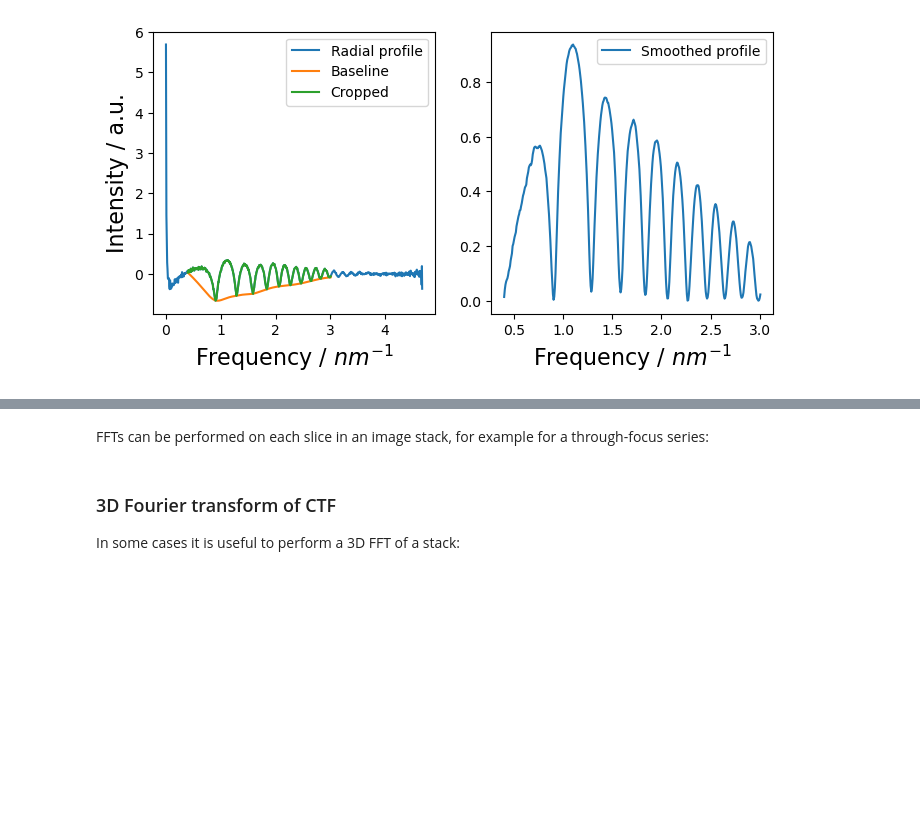
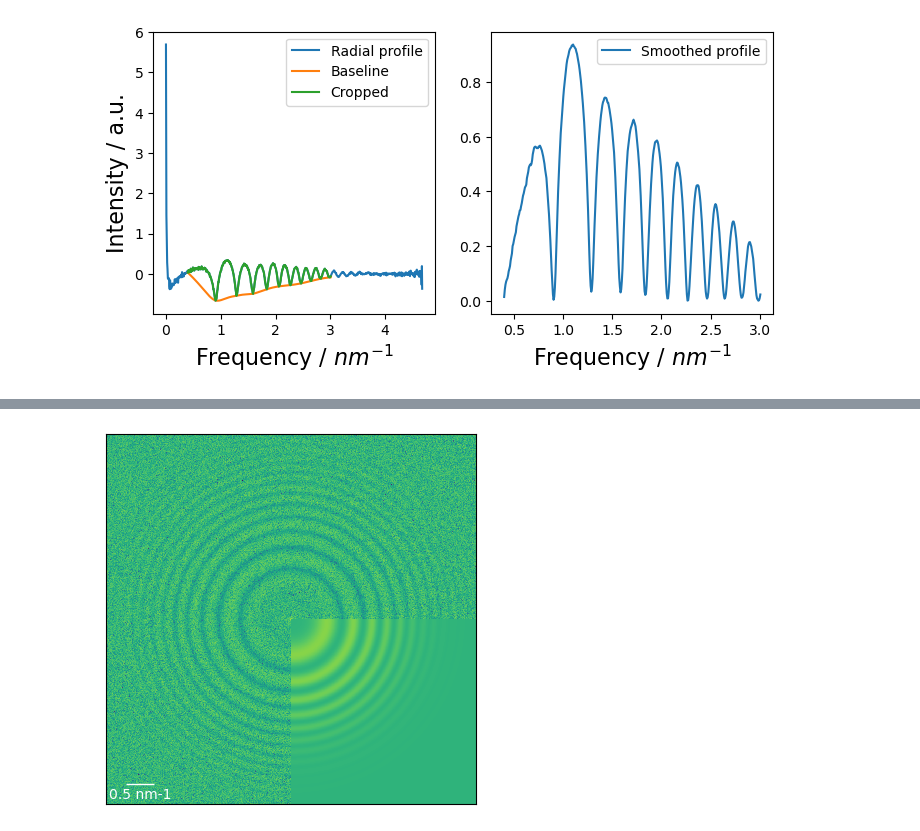
Before and after one commit to benweare/pyCTF, a Jupyter notebook: pyCTF_examples.ipynb, the cells around one changed output, grey strips where cells are left out. Saved outputs shown, nothing was run; the diff lists cells and outputs as text; code cells hidden in the pictures; blank space fills up the shorter version.

```diff
--- a/pyCTF_examples.ipynb
+++ b/pyCTF_examples.ipynb
@@ -250,2 +248,0 @@ show_image( FFT, scale=0.14782, length=2 )
-# %% [markdown]
-FFTs can be performed on each slice in an image stack, for example for a through-focus series:
@@ -257,3 +248,0 @@ plt.matshow(prof)
-# %% [markdown]
-### 3D Fourier transform of CTF
-In some cases it is useful to perform a 3D FFT of a stack:
@@ -271,0 +249,25 @@ Fourier.plot_arcs( filtered, output )
+# %%
+from pyCTF.misc import composite_image, show_image
+from pyCTF.simulation import CTFSimulation2D
+
+# First, import the experimental CTF.
+CTF = pyCTF.CTF_image.import_ctf( np.array( Image.open( 'assets\\example_CTF.tif' )),
+											200,
+											0.0066127 )
+CTF.remove_background(10, 10)
+# Then, simulate a 2D CTF.
+image_size = CTF.width
+acc_voltage = 200
+max_frequency = CTF.max_freq_inscribed*2
+defocus = -484
+simCTF = CTFSimulation2D(max_frequency, image_size, acc_voltage, defocus)
+simCTF.Cs=1.3e-3
+simCTF.update()
+
+# Then create the overlay.
+composite = composite_image( CTF.image,# Base image.
+                 simCTF.square_CTF,# Image to overlay.
+                 int(CTF.width/2) )# Size of output.
+show_image( composite, scale=CTF.scale )
+# %% [output]
+[figure, added]
```
Also changed, not shown: parts of 40 cells of this notebook, 5 other files.
